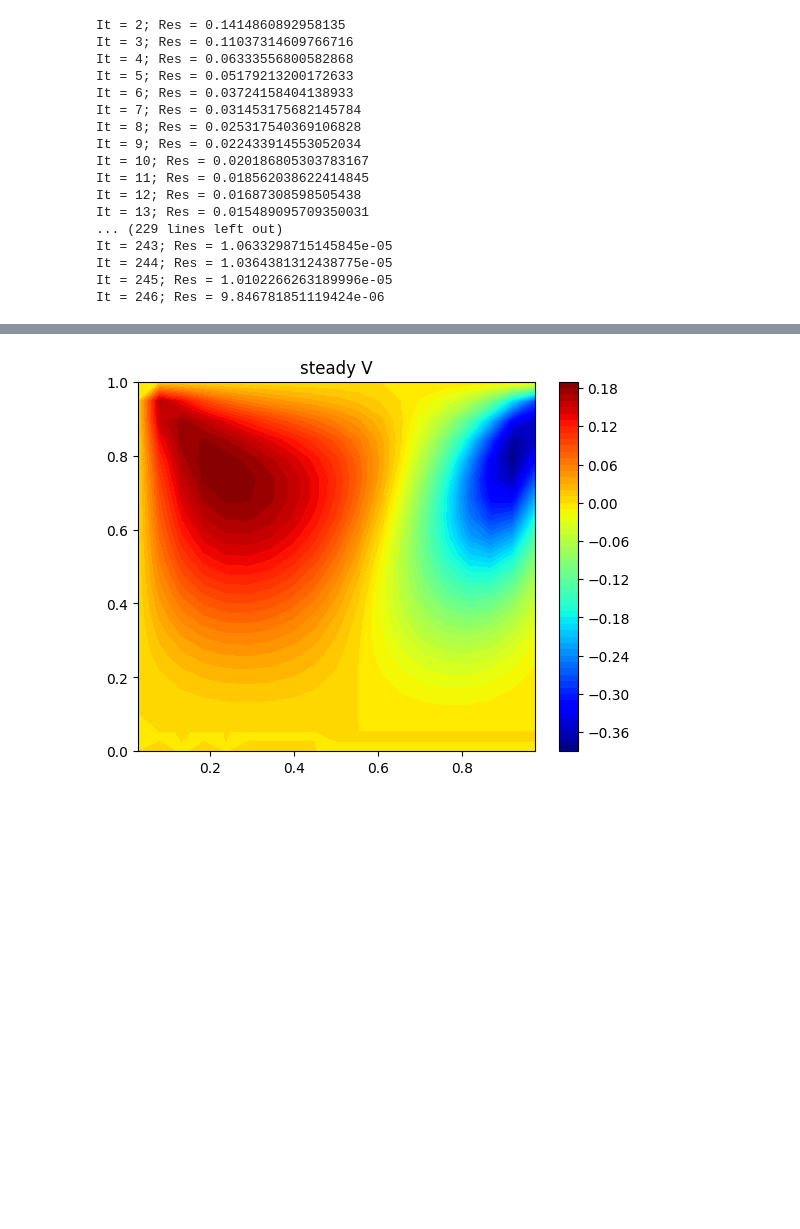
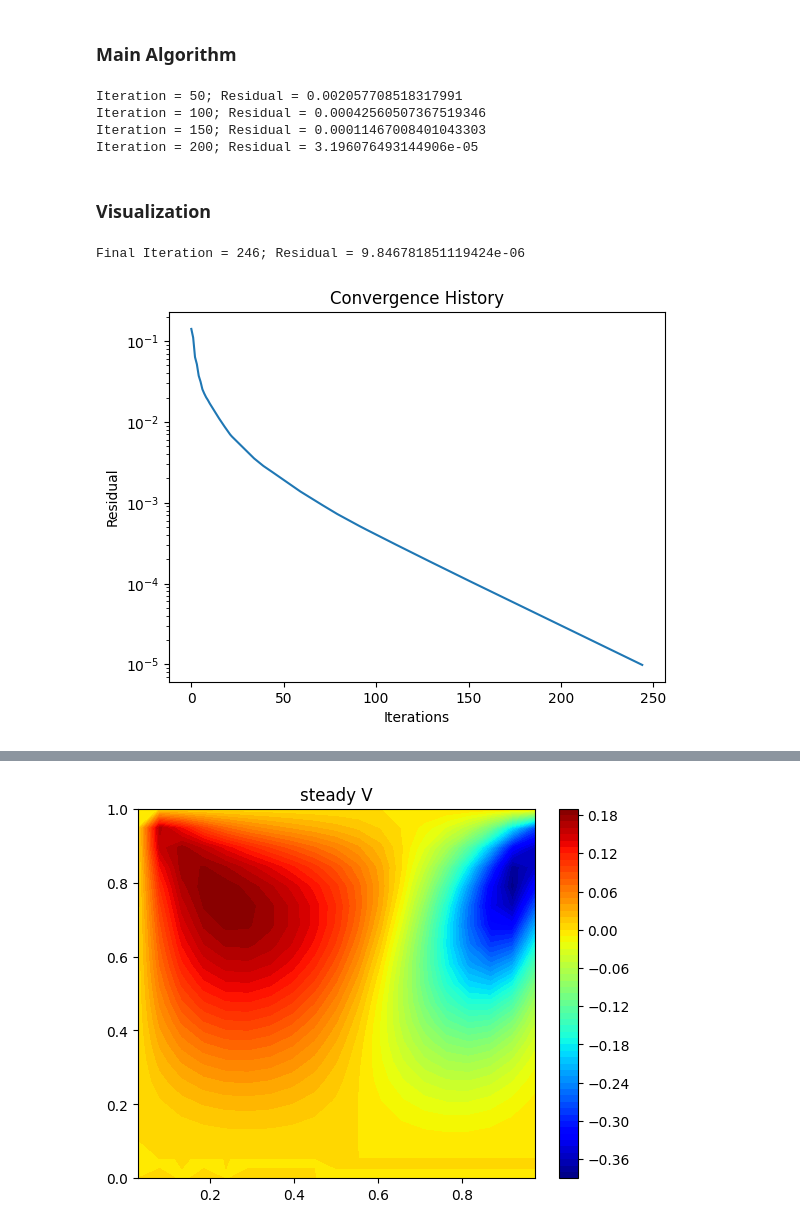
Before and after one commit to comp-physics/NISQ-Quantum-CFD, a Jupyter notebook: SIMPLE_LDC.ipynb, the cells around one changed output, grey strips where cells are left out. Cells and saved outputs as stored; diff of their text form; code cells hidden in the pictures; blank space fills up the shorter version.

```diff
--- a/SIMPLE_LDC.ipynb
+++ b/SIMPLE_LDC.ipynb
@@ -44,64 +39,73 @@ d_u = np.zeros((imax + 1, jmax))       # velocity correction coefficient
 # Lid velocity (Top wall is moving with 1m/s)
 u_star[:, jmax-1] = velocity
 u[:, jmax-1] = velocity
+# %% [markdown]
+### Main Algorithm
 # %%
+res_hist = []
+
 iteration = 1
-while iteration <= max_iteration and maxRes > tol:
+while iteration <= max_iteration and max_res > tol:
     iteration += 1
 
     # Solve u and v momentum equations for intermediate velocity
-    u_star, d_u = u_momentum(imax, jmax, dx, dy, rho, mu, u, v, p_star, velocity, alphaU)
-    v_star, d_v = v_momentum(imax, jmax, dx, dy, rho, mu, u, v, p_star, alphaU)
+    u_star, d_u = u_momentum(imax, jmax, dx, dy, rho, mu, u, v, p_star, velocity, alpha_u)
+    v_star, d_v = v_momentum(imax, jmax, dx, dy, rho, mu, u, v, p_star, alpha_u)
 
-    uold = u.copy()
-    vold = v.copy()
+    u_old = u.copy()
+    v_old = v.copy()
 
     # Calculate rhs vector of the Pressure Poisson matrix
     rhsp = get_rhs(imax, jmax, dx, dy, rho, u_star, v_star)
 
     # Form the Pressure Poisson coefficient matrix
-    Ap = get_coeff_mat_modified(imax, jmax, dx, dy, rho, d_u, d_v)
+    Ap = get_coeff_mat(imax, jmax, dx, dy, rho, d_u, d_v)
 
     # Solve pressure correction implicitly and update pressure
-    p, p_prime = pres_correct(imax, jmax, rhsp, Ap, p_star, alphaP)
+    p, p_prime = pressure_correct(imax, jmax, rhsp, Ap, p_star, alpha_p)
 
     # Update velocity based on pressure correction
     u, v = update_velocity(imax, jmax, u_star, v_star, p_prime, d_u, d_v, velocity)
 
     # Check if velocity field is divergence free
-    divergence = check_divergence_free(imax, jmax, dx, dy, u, v)
+    div = check_divergence_free(imax, jmax, dx, dy, u, v)
 
     p_star = p.copy()              # use p as p_star for the next iteration
 
     # Find maximum residual in the domain
-    vRes = np.abs(v - vold)
-    uRes = np.abs(u - uold)
-    maxRes_u = np.max(uRes)
-    maxRes_v = np.max(vRes)
-    maxRes = max(maxRes_u, maxRes_v)
+    v_res = np.abs(v - v_old)
+    u_res = np.abs(u - u_old)
+    max_res_u = np.max(u_res)
+    max_res_v = np.max(v_res)
+    max_res = max(max_res_u, max_res_v)
+    res_hist.append(max_res)
 
     # Check for convergence
-    print(f"It = {iteration}; Res = {maxRes}")
-    if maxRes > 2:
+    if (iteration % 50) == 0:
+        print(f"Iteration = {iteration}; Residual = {max_res}")
+
+    if max_res > 2:
         print("not going to converge!")
         break
 # %% [output]
-It = 2; Res = 0.1414860892958135
-It = 3; Res = 0.11037314609766716
-It = 4; Res = 0.06333556800582868
-It = 5; Res = 0.05179213200172633
-It = 6; Res = 0.03724158404138933
-It = 7; Res = 0.031453175682145784
-It = 8; Res = 0.025317540369106828
-It = 9; Res = 0.022433914553052034
-It = 10; Res = 0.020186805303783167
-It = 11; Res = 0.018562038622414845
-It = 12; Res = 0.01687308598505438
-It = 13; Res = 0.015489095709350031
-... (229 lines left out)
-It = 243; Res = 1.0633298715145845e-05
-It = 244; Res = 1.0364381312438775e-05
-It = 245; Res = 1.0102266263189996e-05
-It = 246; Res = 9.846781851119424e-06
+Iteration = 50; Residual = 0.002057708518317991
+Iteration = 100; Residual = 0.00042560507367519346
+Iteration = 150; Residual = 0.00011467008401043303
+Iteration = 200; Residual = 3.196076493144906e-05
+# %% [markdown]
+### Visualization
+# %%
+# Final residual
+print(f"Final Iteration = {iteration}; Residual = {max_res}")
+plt.plot(np.arange(iteration)[0:-1], res_hist)
+plt.xlabel("Iterations")
+plt.ylabel("Residual")
+plt.title("Convergence History")
+# plt.grid()
+ax = plt.gca()
+ax.set_yscale("log")
+# %% [output]
+Final Iteration = 246; Residual = 9.846781851119424e-06
+[figure, added]
 # %%
 # Check sparse pattern
```
Also changed, not shown: parts of 10 cells of this notebook, 3 other files.
